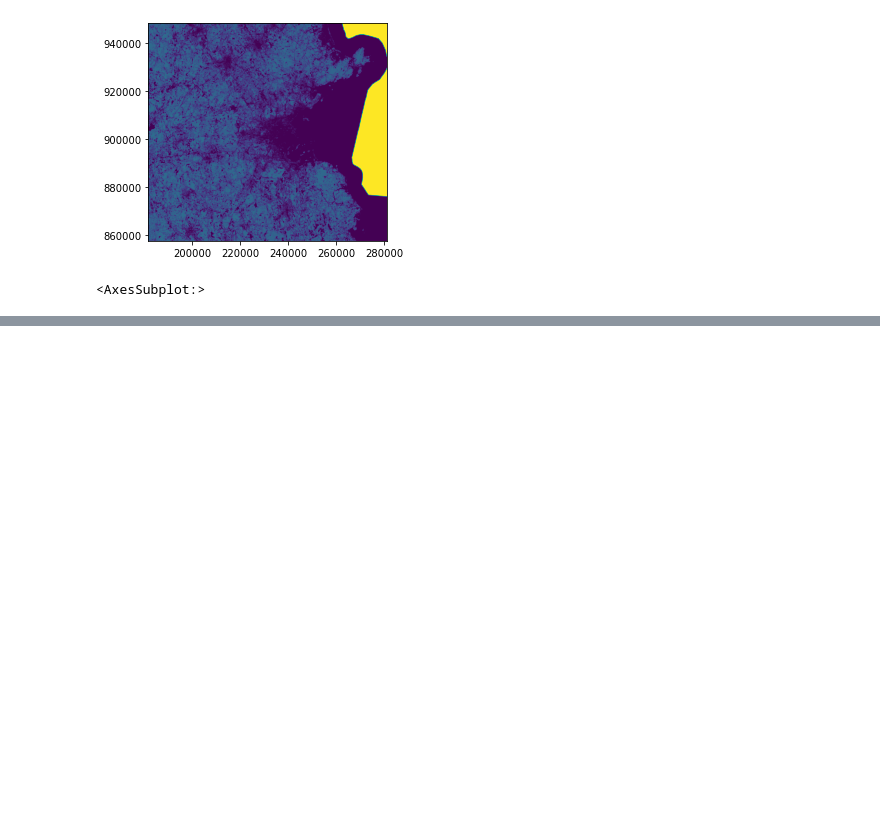
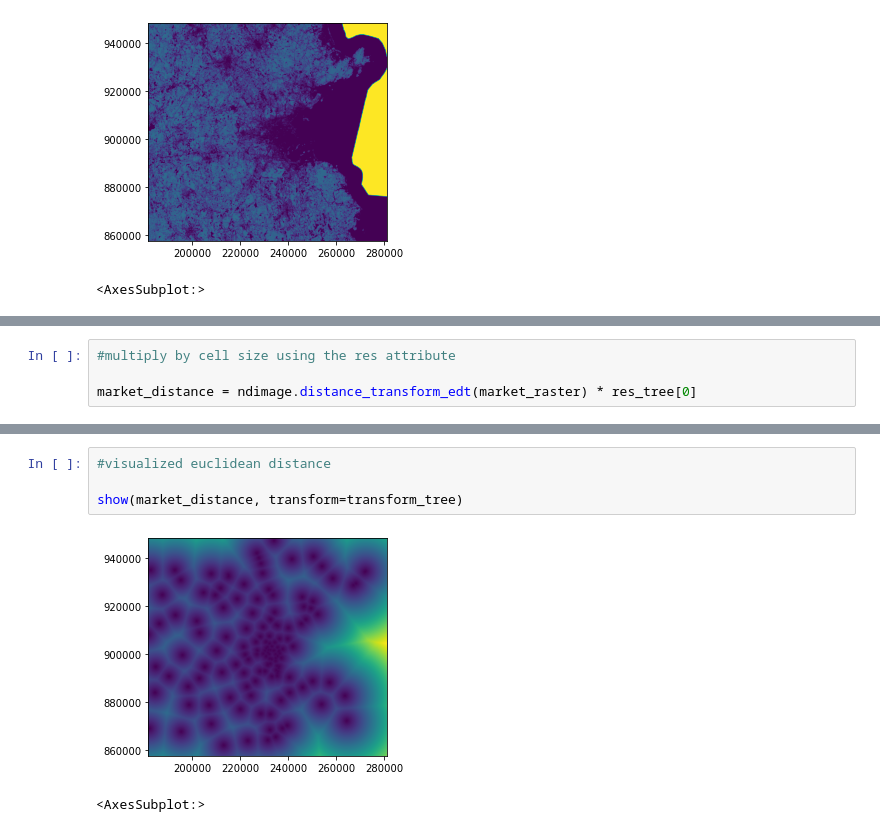
Before and after one commit to gingerleib/outdoor-recreation, a Jupyter notebook: Outdoor_Rec_Analysis.ipynb, the cells around one changed output, grey strips where cells are left out. Saved outputs shown, nothing was run; the diff lists cells and outputs as text; blank space fills up the shorter version.

```diff
--- a/Outdoor_Rec_Analysis.ipynb
+++ b/Outdoor_Rec_Analysis.ipynb
@@ -181,0 +217,4 @@ show(tree_canopy, transform=transform_tree)
+# %%
+#multiply by cell size using the res attribute
+
+market_distance = ndimage.distance_transform_edt(market_raster) * res_tree[0]
@@ -181,0 +237,7 @@ show(tree_canopy, transform=transform_tree)
+# %%
+#visualized euclidean distance
+
+show(market_distance, transform=transform_tree)
+# %% [output]
+[figure, added]
+<AxesSubplot:>
```
Also changed, not shown: parts of 9 cells of this notebook.
